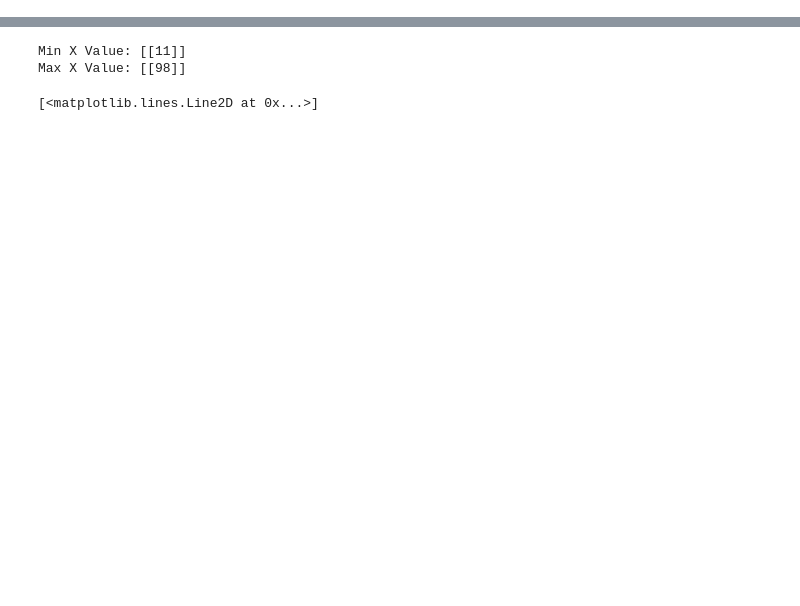
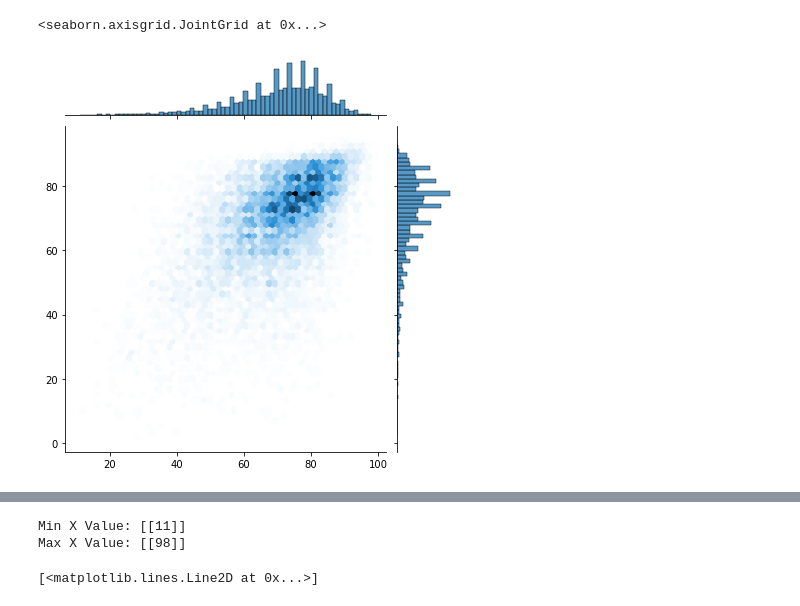
Before and after one commit to CodyMorin25/Final_Project, a Jupyter notebook: Machine_Learning_Model.ipynb, the cells around one changed output, grey strips where cells are left out. Cells and saved outputs as stored; diff of their text form; code cells hidden in the pictures; blank space fills up the shorter version.

```diff
--- a/Machine_Learning_Model.ipynb
+++ b/Machine_Learning_Model.ipynb
@@ -35,0 +41,5 @@ plt.show()
+# %%
+sns.jointplot(x_data, y_data, kind='hex')
+# %% [output]
+<seaborn.axisgrid.JointGrid at 0x...>
+[figure, added]
```
Also changed, not shown: parts of 13 cells of this notebook, 1 other file.
